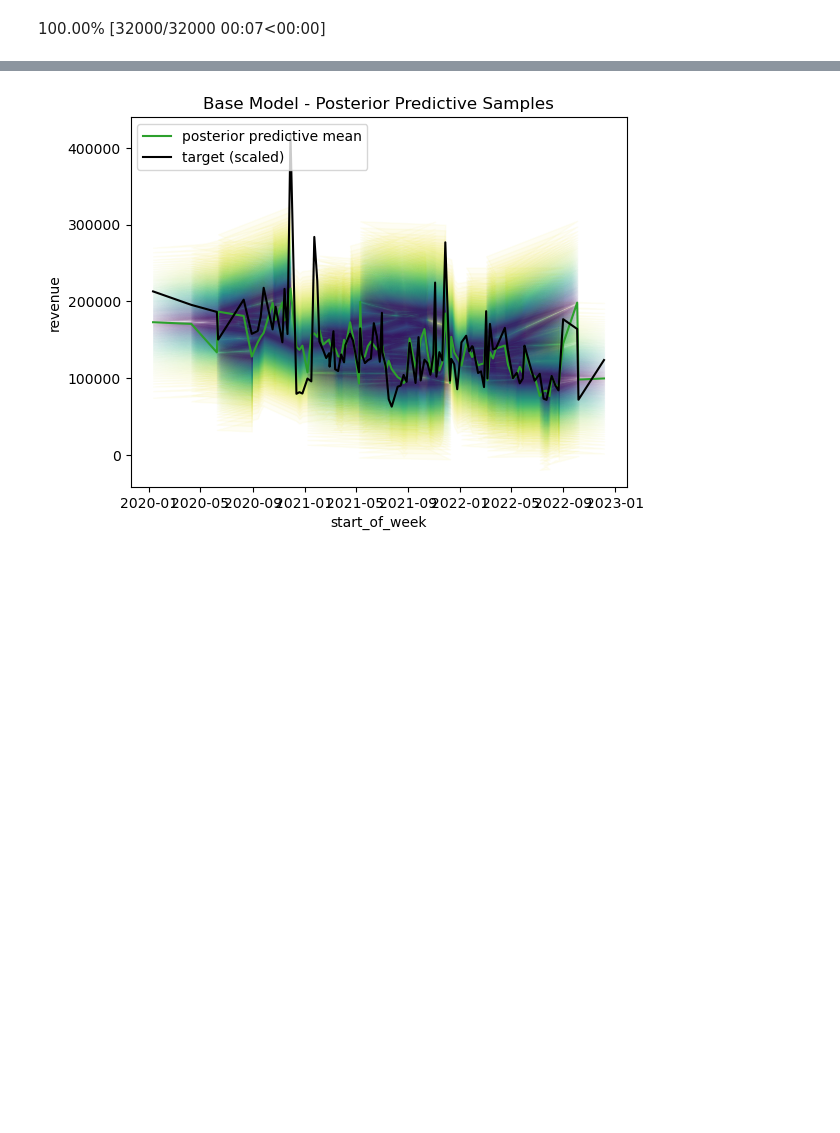
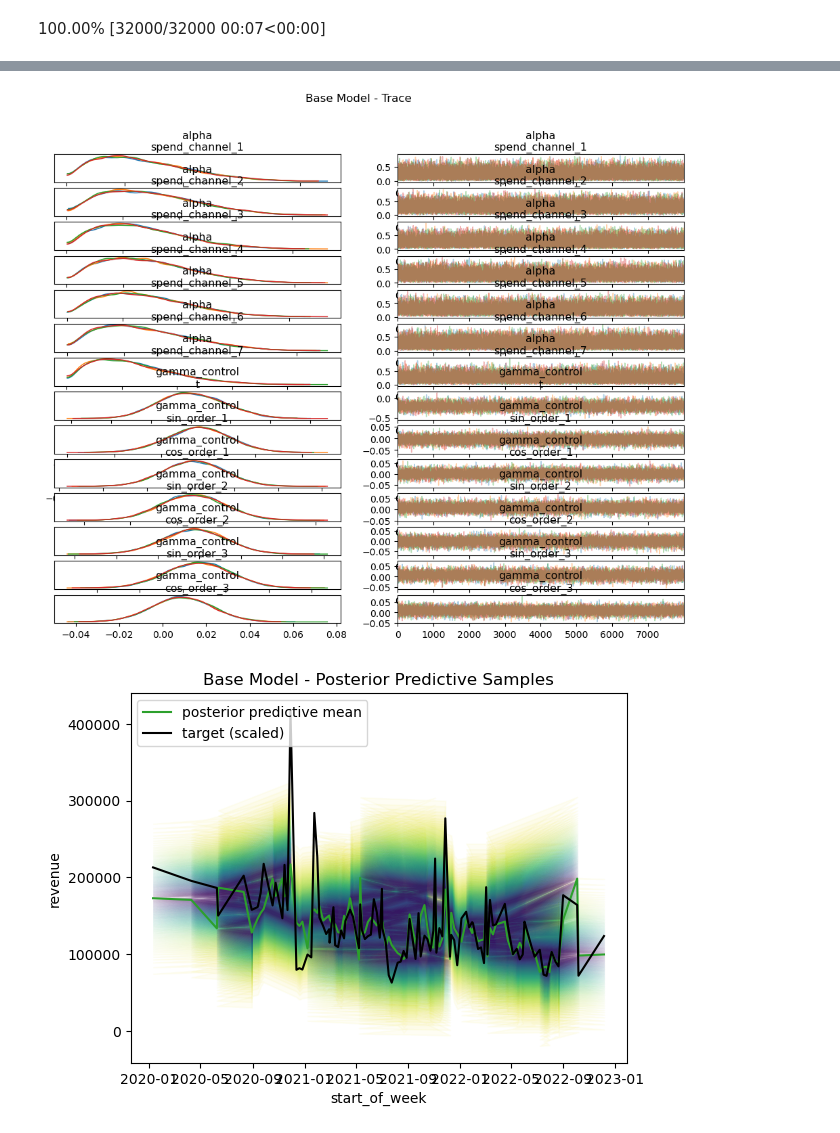
Before and after one commit to alpertaskiran/bayesian_mmm, a Jupyter notebook: bayes mmm.ipynb, the cells around one changed output, grey strips where cells are left out. Drawn from its saved outputs; the diff is of its cells as text; code cells hidden in the pictures; blank space fills up the shorter version.

```diff
--- a/bayes mmm.ipynb
+++ b/bayes mmm.ipynb
@@ -183,16 +199,18 @@ az.summary(
 # %%
 axes = az.plot_trace(
     data=model_trace,
-    var_names=['alpha','delay'],
+    var_names=['alpha','gamma_control'],
     compact=False,
     backend_kwargs={
         "figsize": (12, 9),
 #         "layout": "constrained"
     },
 )
 fig = axes[0][0].get_figure()
 fig.suptitle("Base Model - Trace")
 plt.show()
+# %% [output]
+[figure, added]
 # %%
 fig, ax = plt.subplots(figsize=(6, 4))
 az.plot_forest(
```
Also changed, not shown: parts of 1 cell of this notebook, 1 other file.
